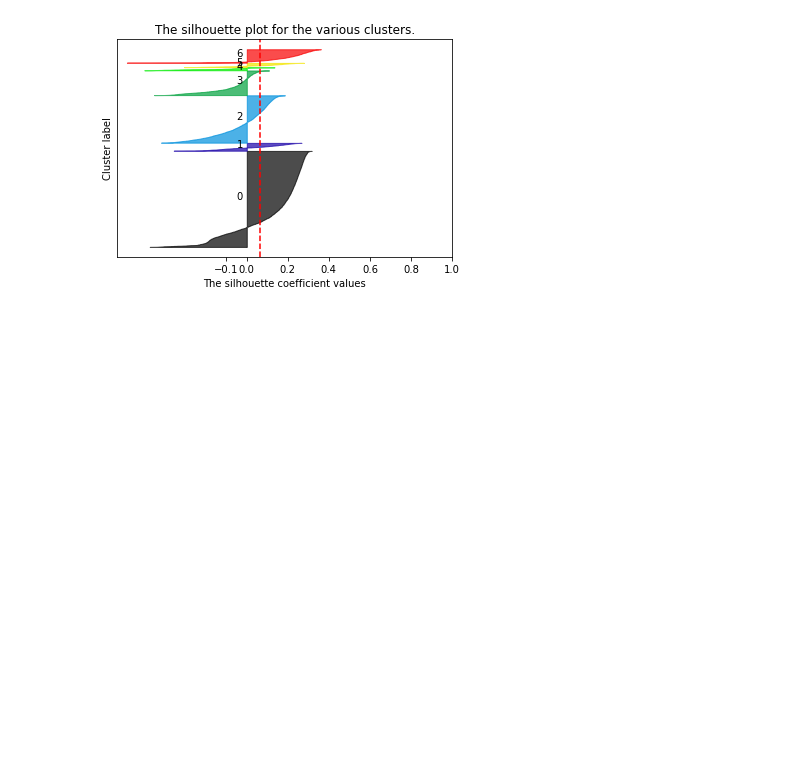
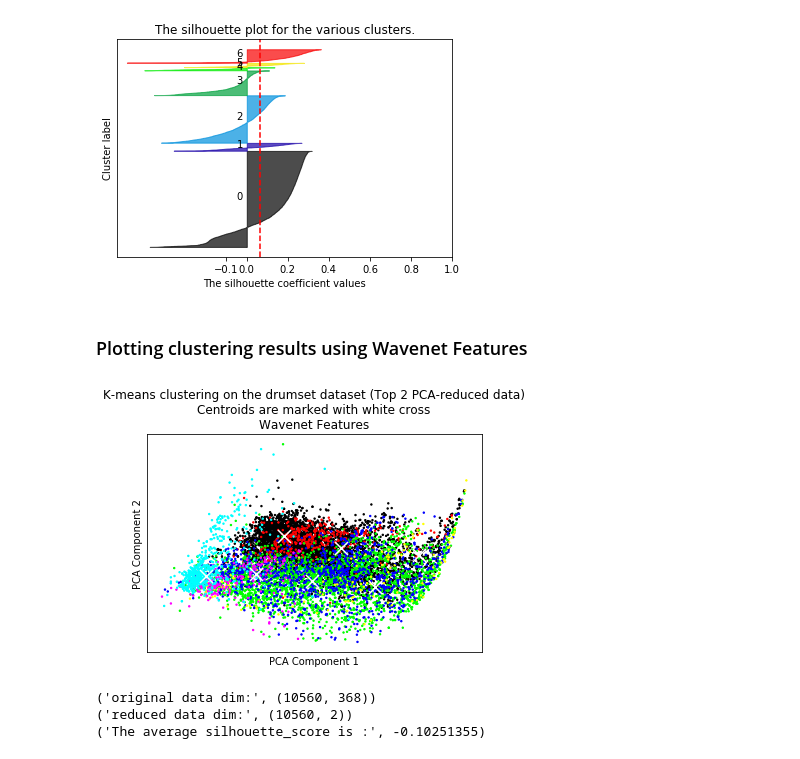
Before and after one commit to AvneeshSarwate/klustr, a Jupyter notebook: audioNotebooks/Clustering Evaluation PCA.ipynb, the cells around one changed output. Cells and saved outputs as stored; diff of their text form; code cells hidden in the pictures; blank space fills up the shorter version.

Commit message:
completed many of the analyses and diagrams needed for first draft of paper

```diff
--- a/audioNotebooks/Clustering Evaluation PCA.ipynb
+++ b/audioNotebooks/Clustering Evaluation PCA.ipynb
@@ -126,0 +129,10 @@ print("x_data_MFCC.shape:", x_data_MFCC.shape)
+# %%
+x_data_Wavenet = []
+for drumName in drumNames:
+    file_path = './drumData/' + drumName + '_wavenet.npy'
+    drum_features = np.load(file_path)
+    x_data_Wavenet.extend(drum_features)
+x_data_Wavenet = np.asarray(x_data_Wavenet)
+print("x_data_Wavenet.shape:", x_data_Wavenet.shape)
+x_data_Wavenet = x_data_Wavenet.reshape(len(x_data_Wavenet),-1)
+print("x_data_Wavenet.shape:", x_data_Wavenet.shape)
@@ -158,29 +173,6 @@ def plotPCA2D(data_X, data_Y, title):
     kmeans = KMeans(init='random', n_clusters=n_digits, n_init=10)
     kmeans.fit(reduced_data)
 
-
-    '''
-    # Step size of the mesh. Decrease to increase the quality of the VQ.
-    h = .02     # point in the mesh [x_min, x_max]x[y_min, y_max].
-
-    # Plot the decision boundary. For that, we will assign a color to each
-    x_min, x_max = reduced_data[:, 0].min() - 1, reduced_data[:, 0].max() + 1
-    y_min, y_max = reduced_data[:, 1].min() - 1, reduced_data[:, 1].max() + 1
-    xx, yy = np.meshgrid(np.arange(x_min, x_max, h), np.arange(y_min, y_max, h))
-
-    # Obtain labels for each point in mesh. Use last trained model.
-    Z = kmeans.predict(np.c_[xx.ravel(), yy.ravel()])
-
-    # Put the result into a color plot
-
-    Z = Z.reshape(xx.shape)
-    plt.figure(1)
-    plt.clf()
-    plt.imshow(Z, interpolation='nearest',
-               extent=(xx.min(), xx.max(), yy.min(), yy.max()),
-               cmap=plt.cm.Paired,
-               aspect='auto', origin='lower')
-    '''
     #plt.plot(reduced_data[:, 0], reduced_data[:, 1], 'k.', markersize=2)
     plt.scatter(reduced_data[:, 0], reduced_data[:, 1],c=colorMap,s=2)
     # Plot the centroids as a white X
@@ -292,3 +284,15 @@ computeSilCoeff(x_data_MFCC,y_data)
 plotSampleSilCoeff(x_data_MFCC,y_data,"MFCC Features")
 # %% [output]
 [figure]
+# %% [markdown]
+### Plotting clustering results using Wavenet Features
+# %%
+plotPCA2D(x_data_Wavenet,y_data,"Wavenet Features")
+# %% [output]
+[figure, added]
+# %%
+computeSilCoeff(x_data_Wavenet,y_data)
+# %% [output]
+('original data dim:', (10560, 368))
+('reduced data dim:', (10560, 2))
+('The average silhouette_score is :', -0.10251355)
```
Also changed, not shown: parts of 19 cells of this notebook, 4 other files.
